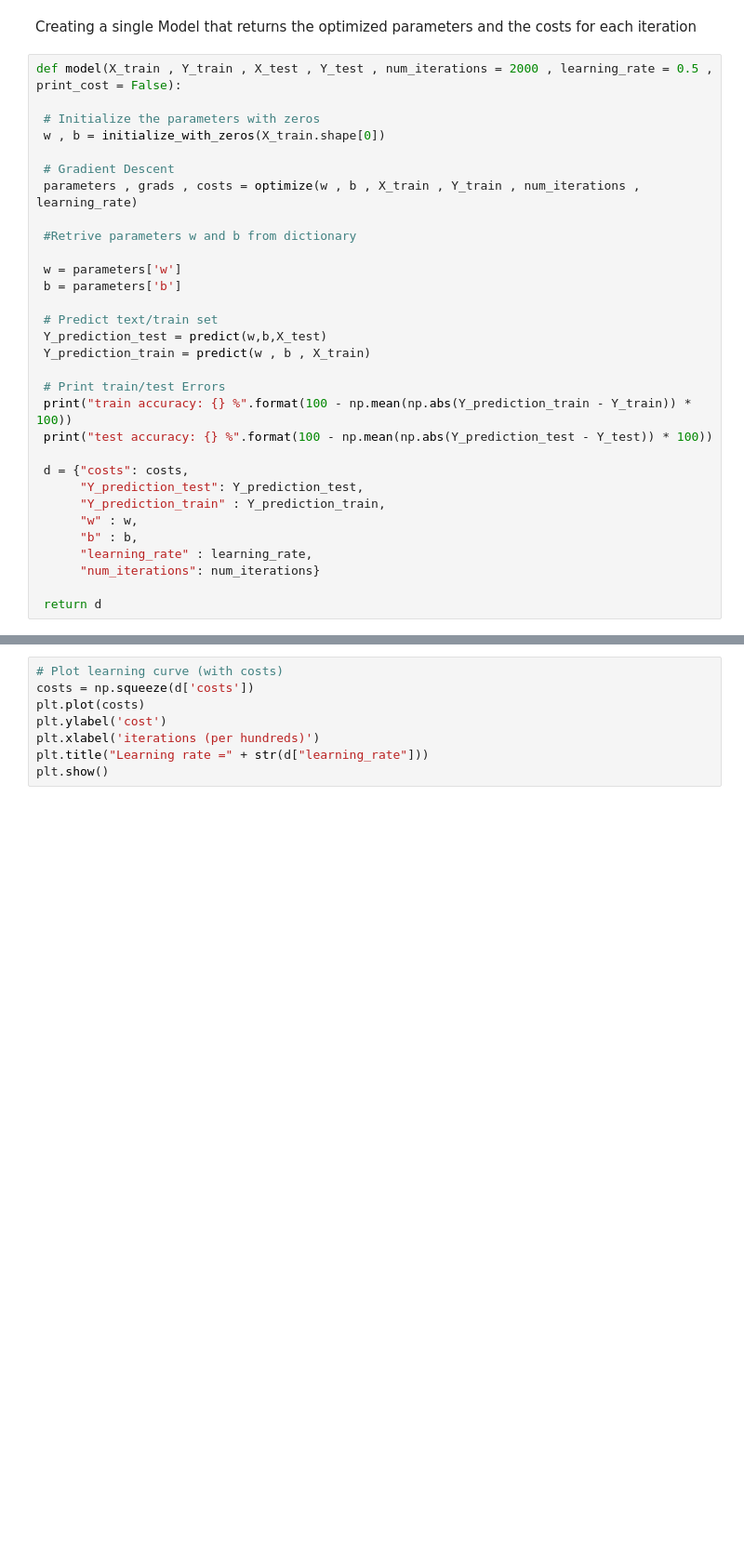
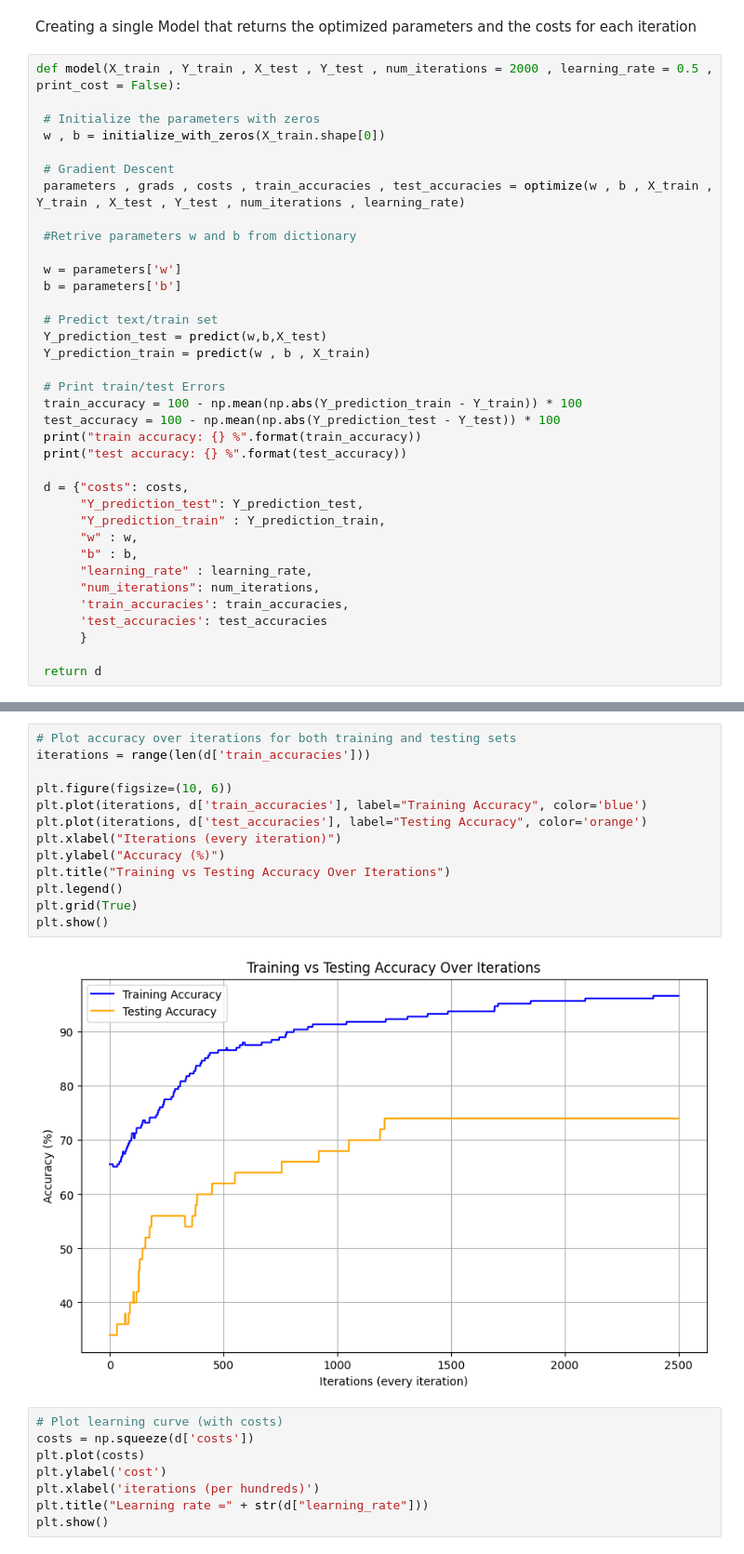
Before and after one commit to SahilTuladhar/Cat-Notcat-Recognition-model, a Jupyter notebook: cat_notcat.ipynb, the cells around one changed output, grey strips where cells are left out. Shown at 93% size. Cells and saved outputs as stored; diff of their text form; blank space fills up the shorter version.

```diff
--- a/cat_notcat.ipynb
+++ b/cat_notcat.ipynb
@@ -207,7 +219,7 @@ def model(X_train , Y_train , X_test , Y_test , num_iterations = 2000 , learning
  w , b = initialize_with_zeros(X_train.shape[0])
 
  # Gradient Descent
- parameters , grads , costs = optimize(w , b , X_train , Y_train , num_iterations , learning_rate)
+ parameters , grads , costs , train_accuracies , test_accuracies = optimize(w , b , X_train , Y_train , X_test , Y_test , num_iterations , learning_rate)
 
  #Retrive parameters w and b from dictionary
 
@@ -219,8 +231,10 @@ def model(X_train , Y_train , X_test , Y_test , num_iterations = 2000 , learning
  Y_prediction_train = predict(w , b , X_train)
 
  # Print train/test Errors
- print("train accuracy: {} %".format(100 - np.mean(np.abs(Y_prediction_train - Y_train)) * 100))
- print("test accuracy: {} %".format(100 - np.mean(np.abs(Y_prediction_test - Y_test)) * 100))
+ train_accuracy = 100 - np.mean(np.abs(Y_prediction_train - Y_train)) * 100
+ test_accuracy = 100 - np.mean(np.abs(Y_prediction_test - Y_test)) * 100
+ print("train accuracy: {} %".format(train_accuracy))
+ print("test accuracy: {} %".format(test_accuracy))
 
  d = {"costs": costs,
       "Y_prediction_test": Y_prediction_test,
@@ -228,7 +242,10 @@ def model(X_train , Y_train , X_test , Y_test , num_iterations = 2000 , learning
       "w" : w,
       "b" : b,
       "learning_rate" : learning_rate,
-      "num_iterations": num_iterations}
+      "num_iterations": num_iterations,
+      'train_accuracies': train_accuracies,
+      'test_accuracies': test_accuracies
+      }
 
  return d
 # %%
@@ -237,5 +269,20 @@ d = model(train_set_x, train_set_y, test_set_x, test_set_y, num_iterations = 250
 train accuracy: 96.65071770334929 %
 test accuracy: 74.0 %
+# %%
+# Plot accuracy over iterations for both training and testing sets
+iterations = range(len(d['train_accuracies']))
+
+plt.figure(figsize=(10, 6))
+plt.plot(iterations, d['train_accuracies'], label="Training Accuracy", color='blue')
+plt.plot(iterations, d['test_accuracies'], label="Testing Accuracy", color='orange')
+plt.xlabel("Iterations (every iteration)")
+plt.ylabel("Accuracy (%)")
+plt.title("Training vs Testing Accuracy Over Iterations")
+plt.legend()
+plt.grid(True)
+plt.show()
+# %% [output]
+[figure, added]
 # %%
 # Plot learning curve (with costs)
 costs = np.squeeze(d['costs'])
```
Also changed, not shown: parts of 5 cells of this notebook, 1 other file.
